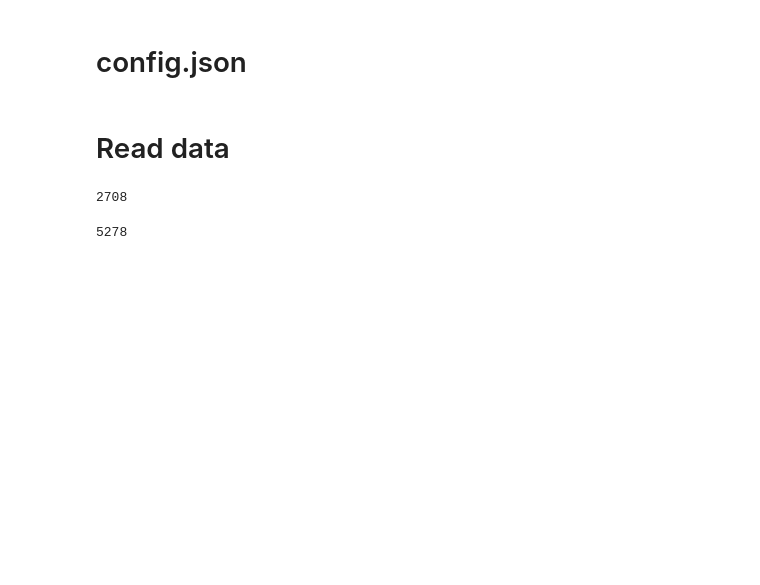
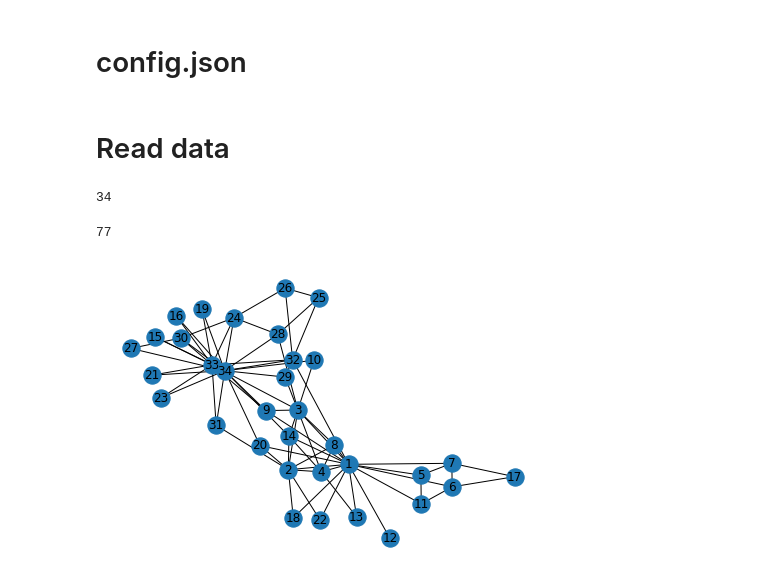
Before and after one commit to sallyqiansun/network-eval, a Jupyter notebook: run_through.ipynb, the cells around one changed output. Drawn from its saved outputs; the diff is of its cells as text; code cells hidden in the pictures; blank space fills up the shorter version.

```diff
--- a/run_through.ipynb
+++ b/run_through.ipynb
@@ -56,18 +56,20 @@ config = json.load(config_file)
 # %%
 data = config['data']
 # %%
-data_path = "examples/" + data + ".gpickle"
+data_path = "data/" + data + ".gpickle"
 G = nx.read_gpickle(data_path)
 # %%
 G.number_of_nodes()
 # %% [output]
-2708
+34
 # %%
 G.number_of_edges()
 # %% [output]
-5278
+77
 # %%
-# nx.draw(G, with_labels=True)
+nx.draw(G, with_labels=True)
+# %% [output]
+[figure, added]
 # %%
 visualize.visualize(config)
 # %% [output]
```
Also changed, not shown: parts of 5 cells of this notebook, 4 other files.
